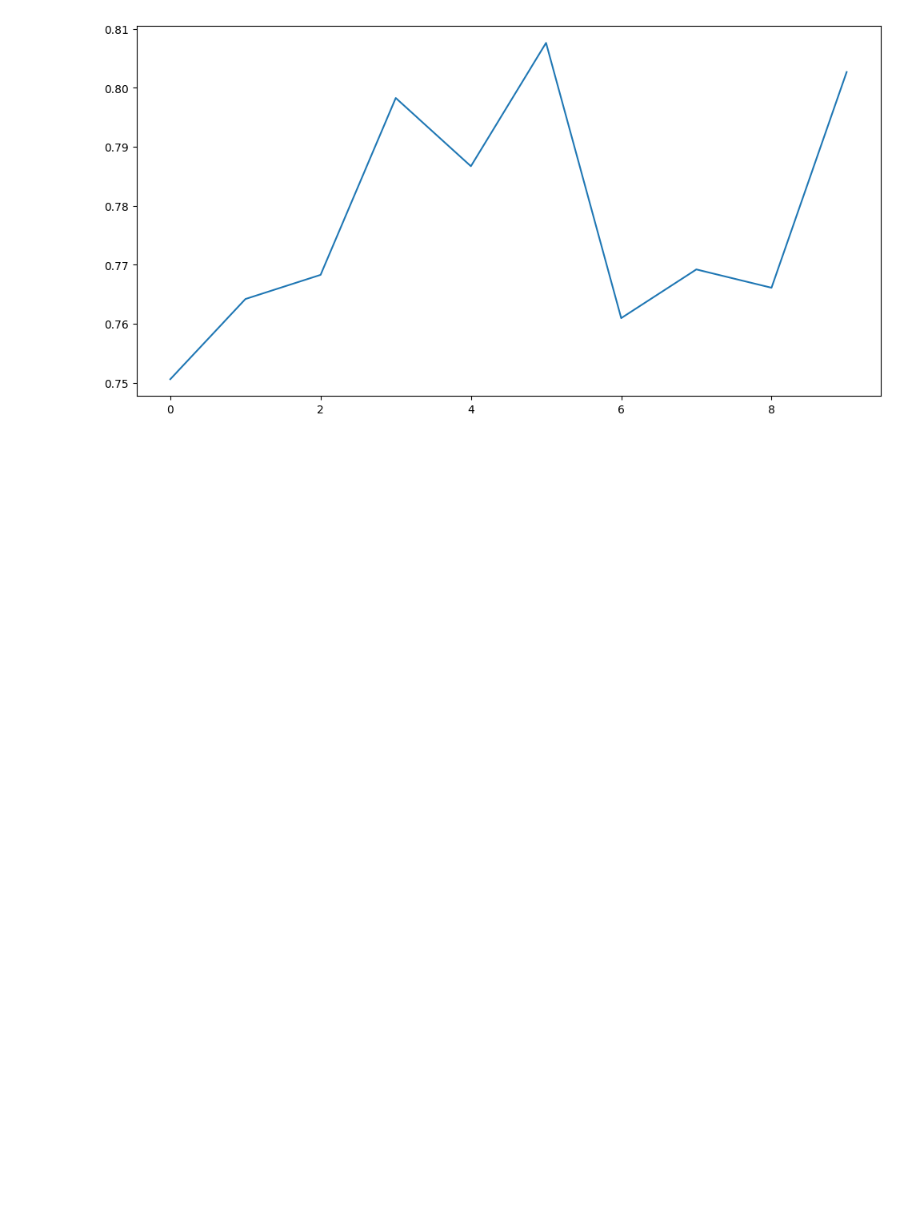
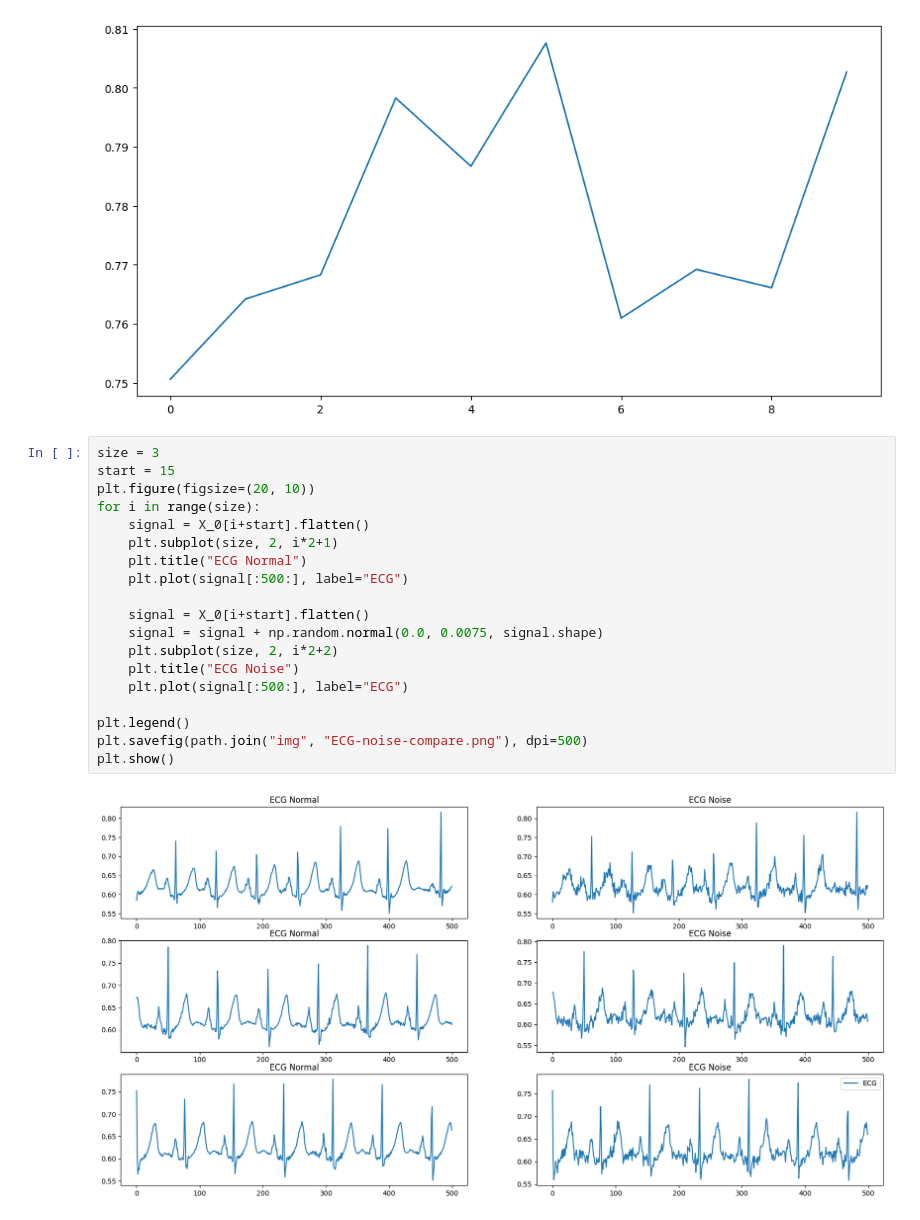
Before and after one commit to lucky-and-minie222702/OSA-detection-using-ECG, a Jupyter notebook: view_method.ipynb, the cells around one changed output. Cells and saved outputs as stored; diff of their text form; blank space fills up the shorter version.

```diff
--- a/view_method.ipynb
+++ b/view_method.ipynb
@@ -101,3 +122,24 @@ plt.show()
 # %% [output]
 1
 [figure]
+# %%
+size = 3
+start = 15
+plt.figure(figsize=(20, 10))
+for i in range(size):
+    signal = X_0[i+start].flatten()
+    plt.subplot(size, 2, i*2+1)
+    plt.title("ECG Normal")
+    plt.plot(signal[:500:], label="ECG")
+
+    signal = X_0[i+start].flatten()
+    signal = signal + np.random.normal(0.0, 0.0075, signal.shape)
+    plt.subplot(size, 2, i*2+2)
+    plt.title("ECG Noise")
+    plt.plot(signal[:500:], label="ECG")
+
+plt.legend()
+plt.savefig(path.join("img", "ECG-noise-compare.png"), dpi=500)
+plt.show()
+# %% [output]
+[figure, added]
```
Also changed, not shown: parts of 1 cell of this notebook, 3 other files.
